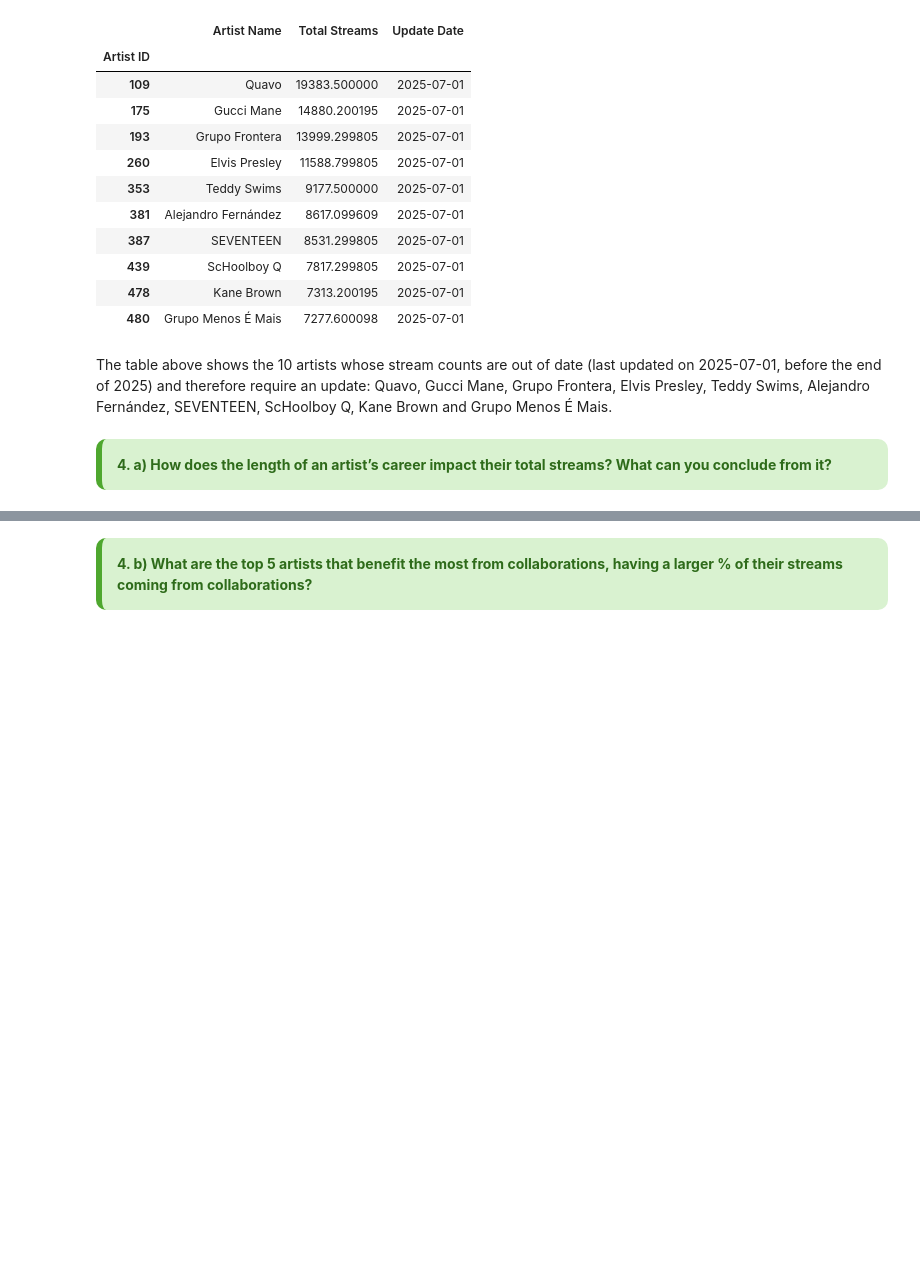
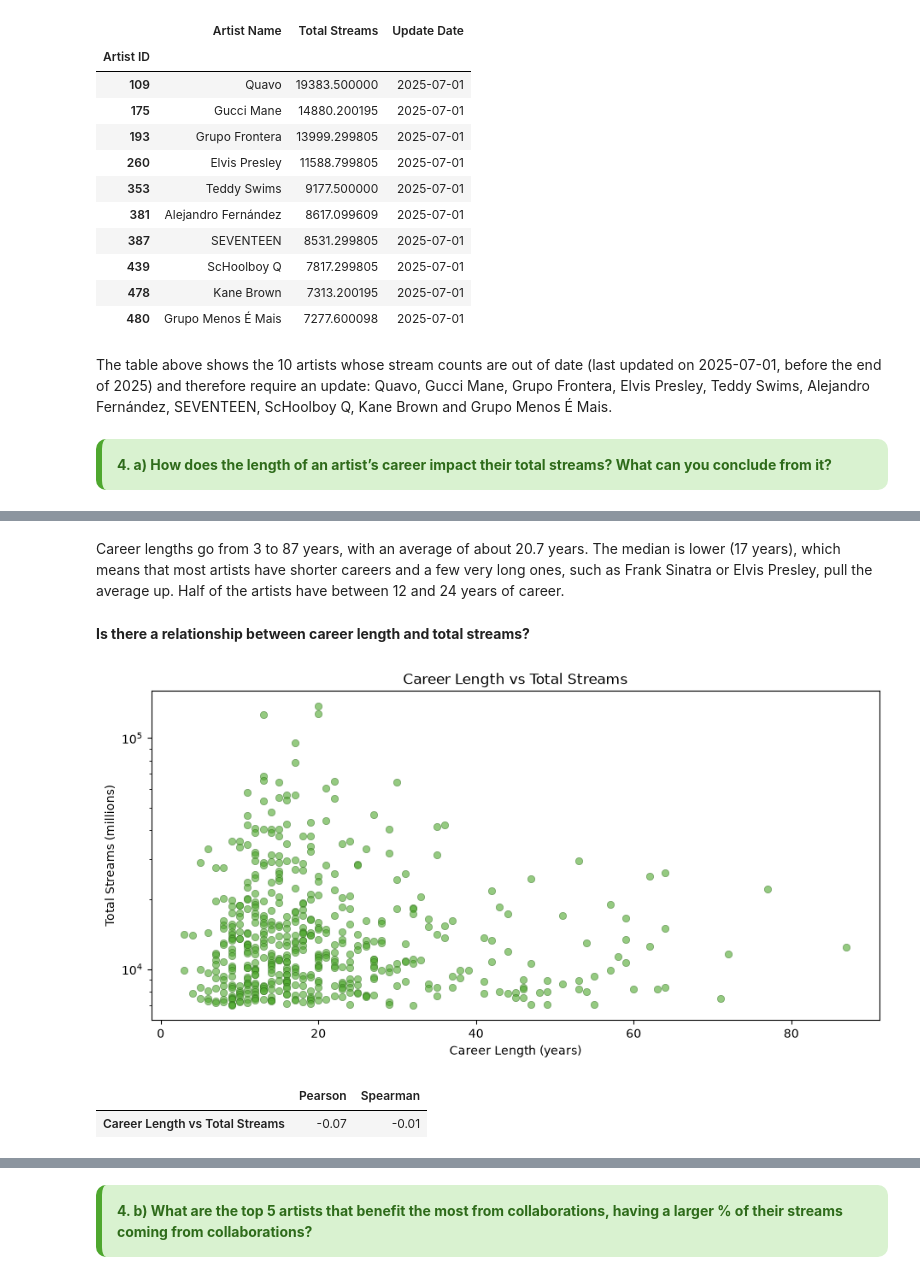
Before and after one commit to martim-dot/Group15_PDS_2627, a Jupyter notebook: project.ipynb, the cells around one changed output, grey strips where cells are left out. Saved outputs shown, nothing was run; the diff lists cells and outputs as text; code cells hidden in the pictures; blank space fills up the shorter version.

```diff
--- a/project.ipynb
+++ b/project.ipynb
@@ -580,0 +602,2 @@ What can you conclude from it?     </b>
+# %%
+artist_df['Career Length'] = artist_df['Year'] - artist_df['Debut Year']
@@ -580,0 +616,24 @@ What can you conclude from it?     </b>
+# %% [markdown]
+Career lengths go from 3 to 87 years, with an average of about 20.7 years. The median is lower (17 years), which means that most artists have shorter careers and a few very long ones, such as Frank Sinatra or Elvis Presley, pull the average up. Half of the artists have between 12 and 24 years of career.
+# %% [markdown]
+
+**Is there a relationship between career length and total streams?**
+# %%
+plt.figure(figsize=(11, 5))
+sns.scatterplot(data=artist_df, x='Career Length', y='Total Streams', color='#4EA72E', edgecolor='#2E6B1A', alpha=0.6)
+plt.yscale('log')
+plt.title('Career Length vs Total Streams')
+plt.xlabel('Career Length (years)')
+plt.ylabel('Total Streams (millions)')
+plt.show()
+# %% [output]
+[figure, added]
+# %%
+correlations = pd.DataFrame({
+    'Pearson': [artist_df['Career Length'].corr(artist_df['Total Streams'])],
+    'Spearman': [artist_df['Career Length'].corr(artist_df['Total Streams'], method='spearman')]
+}, index=['Career Length vs Total Streams']).round(2)
+correlations
+# %% [output]
+|  | Pearson | Spearman |
+| Career Length vs Total Streams | -0.07 | -0.01 |
```
Also changed, not shown: parts of 36 cells of this notebook.
